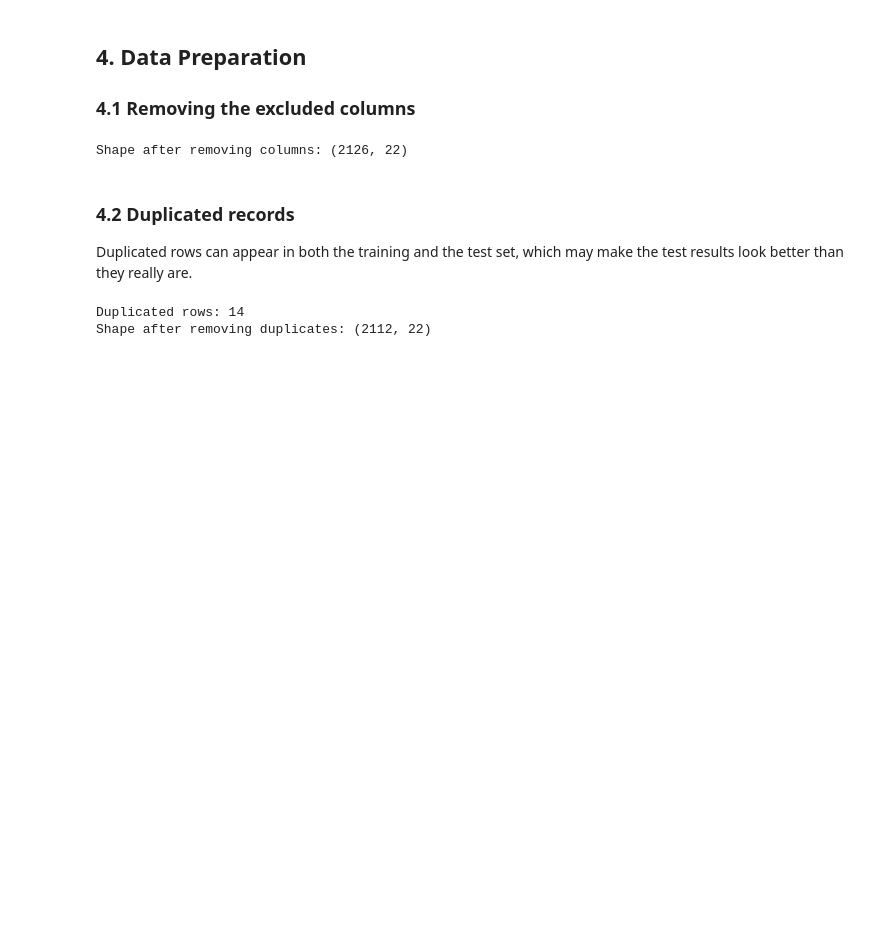
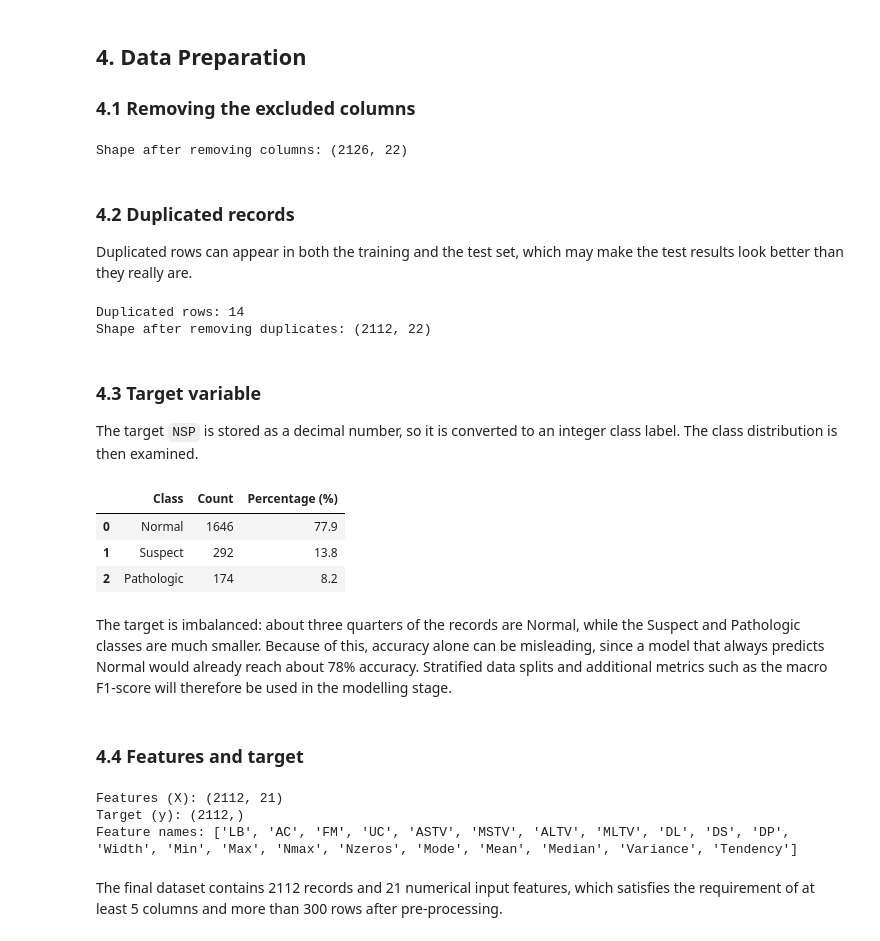
Before and after one commit to sba26106-bit/machine-learning-ca1, a Jupyter notebook: CA1_ML.ipynb, the cells around one changed output. Saved outputs shown, nothing was run; the diff lists cells and outputs as text; code cells hidden in the pictures; blank space fills up the shorter version.

Commit message:
Add files via upload
4.4 Features and target

```diff
--- a/CA1_ML.ipynb
+++ b/CA1_ML.ipynb
@@ -258,3 +258,42 @@ print('Shape after removing duplicates:', df_clean.shape)
 # %% [output]
 Duplicated rows: 14
 Shape after removing duplicates: (2112, 22)
+# %% [markdown]
+### 4.3 Target variable
+
+The target `NSP` is stored as a decimal number, so it is converted to an integer class label. The class distribution is then examined.
+# %%
+# Convert the target to integer
+df_clean['NSP'] = df_clean['NSP'].astype(int)
+
+# Class distribution of the target
+class_names = {1: 'Normal', 2: 'Suspect', 3: 'Pathologic'}
+class_table = pd.DataFrame({
+    'Class': [class_names[c] for c in sorted(df_clean['NSP'].unique())],
+    'Count': df_clean['NSP'].value_counts().sort_index().values,
+})
+class_table['Percentage (%)'] = (class_table['Count'] / class_table['Count'].sum() * 100).round(1)
+class_table
+# %% [output]
+|  | Class | Count | Percentage (%) |
+| 0 | Normal | 1646 | 77.9 |
+| 1 | Suspect | 292 | 13.8 |
+| 2 | Pathologic | 174 | 8.2 |
+# %% [markdown]
+The target is imbalanced: about three quarters of the records are Normal, while the Suspect and Pathologic classes are much smaller. Because of this, accuracy alone can be misleading, since a model that always predicts Normal would already reach about 78% accuracy. Stratified data splits and additional metrics such as the macro F1-score will therefore be used in the modelling stage.
+# %% [markdown]
+### 4.4 Features and target
+# %%
+# Separate the input features (X) and the target (y)
+X = df_clean.drop(columns='NSP')
+y = df_clean['NSP']
+
+print('Features (X):', X.shape)
+print('Target (y):', y.shape)
+print('Feature names:', list(X.columns))
+# %% [output]
+Features (X): (2112, 21)
+Target (y): (2112,)
+Feature names: ['LB', 'AC', 'FM', 'UC', 'ASTV', 'MSTV', 'ALTV', 'MLTV', 'DL', 'DS', 'DP', 'Width', 'Min', 'Max', 'Nmax', 'Nzeros', 'Mode', 'Mean', 'Median', 'Variance', 'Tendency']
+# %% [markdown]
+The final dataset contains 2112 records and 21 numerical input features, which satisfies the requirement of at least 5 columns and more than 300 rows after pre-processing.
```
